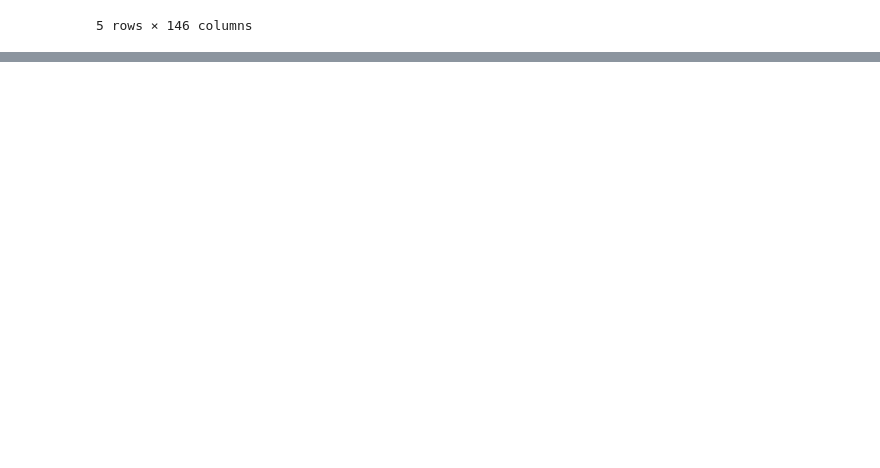
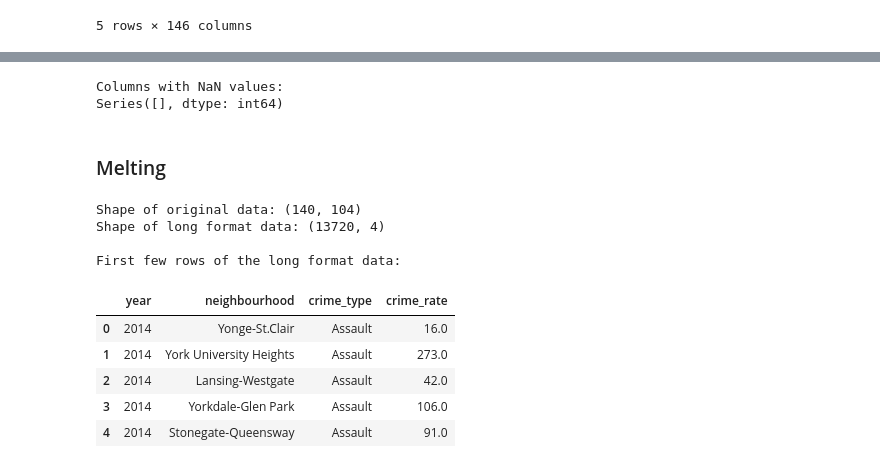
Before and after one commit to mengxi-ream/toronto-lens, a Jupyter notebook: prepare/preprocessing.ipynb, the cells around one changed output, grey strips where cells are left out. Cells and saved outputs as stored; diff of their text form; code cells hidden in the pictures; blank space fills up the shorter version.

Commit message:
✨ feat: propresessing crime rate data

```diff
--- a/prepare/preprocessing.ipynb
+++ b/prepare/preprocessing.ipynb
@@ -11,3 +12,6 @@ profile_df.head()
 | 3 | 4 | Population | Population and dwellings | Census Profile 98-316-X2016001 | Population, 2011 | 2,615,060 | 30,279 | ... |
 | 4 | 5 | Population | Population and dwellings | Census Profile 98-316-X2016001 | Population Change 2011-2016 | 4.50% | -3.90% | ... |
 5 rows × 146 columns
+# %%
+crime_df = pd.read_csv('../static/data/original/neighbourhood-crime-rates.csv')
+crime_df.head()
@@ -13,0 +53,15 @@ profile_df.head()
+# %%
+# Create a mapping dictionary for the inconsistent names
+name_mapping = {
+    'Cabbagetown-South St.James Town': 'Cabbagetown-South St. James Town',
+    'North St.James Town': 'North St. James Town',
+    'Weston-Pellam Park': 'Weston-Pelham Park'
+}
+
+# Replace the names in crime_df
+crime_df['Neighbourhood'] = crime_df['Neighbourhood'].replace(name_mapping)
+
+# Verify the intersection again
+crime_neighbourhoods = set(crime_df["Neighbourhood"])
+common_neighbourhoods = profile_neighbourhoods.intersection(crime_neighbourhoods)
+print(f"Common neighbourhoods after fix: {len(common_neighbourhoods)}")
@@ -13,0 +85,51 @@ profile_df.head()
+# %%
+# Count NaN values for each column
+nan_counts = crime_df.isna().sum()
+
+# Show only columns that have NaN values (if any)
+columns_with_nans = nan_counts[nan_counts > 0]
+print("Columns with NaN values:")
+print(columns_with_nans)
+# %% [output]
+Columns with NaN values:
+Series([], dtype: int64)
+# %% [markdown]
+### Melting
+# %%
+# First, identify the crime types and years
+# Let's separate the columns into groups
+base_cols = ['_id', 'OBJECTID', 'Neighbourhood', 'Hood_ID', 'F2020_Population_Projection', 'geometry']
+crime_cols = [col for col in crime_df.columns if col not in base_cols]
+
+# Melt the dataframe
+crime_df_long = pd.melt(
+    crime_df,
+    id_vars=base_cols,
+    value_vars=crime_cols,
+    var_name='crime_type_year',
+    value_name='crime_rate'
+)
+
+# Split crime_type_year into crime_type and year
+crime_df_long[['crime_type', 'year']] = crime_df_long['crime_type_year'].str.extract(r'(.+)_(\d{4})')
+
+# Drop the temporary column and reorder
+crime_df_long = crime_df_long.drop('crime_type_year', axis=1)
+crime_df_long = crime_df_long[['year', 'Neighbourhood', 'crime_type', 'crime_rate']].rename(columns={'Neighbourhood': 'neighbourhood'})
+
+# Display the first few rows
+print("Shape of original data:", crime_df.shape)
+print("Shape of long format data:", crime_df_long.shape)
+print("\nFirst few rows of the long format data:")
+crime_df_long.head()
+# %% [output]
+Shape of original data: (140, 104)
+Shape of long format data: (13720, 4)
+
+First few rows of the long format data:
+|  | year | neighbourhood | crime_type | crime_rate |
+| 0 | 2014 | Yonge-St.Clair | Assault | 16.0 |
+| 1 | 2014 | York University Heights | Assault | 273.0 |
+| 2 | 2014 | Lansing-Westgate | Assault | 42.0 |
+| 3 | 2014 | Yorkdale-Glen Park | Assault | 106.0 |
+| 4 | 2014 | Stonegate-Queensway | Assault | 91.0 |
```
Also changed, not shown: parts of 11 cells of this notebook, 1 other file.
